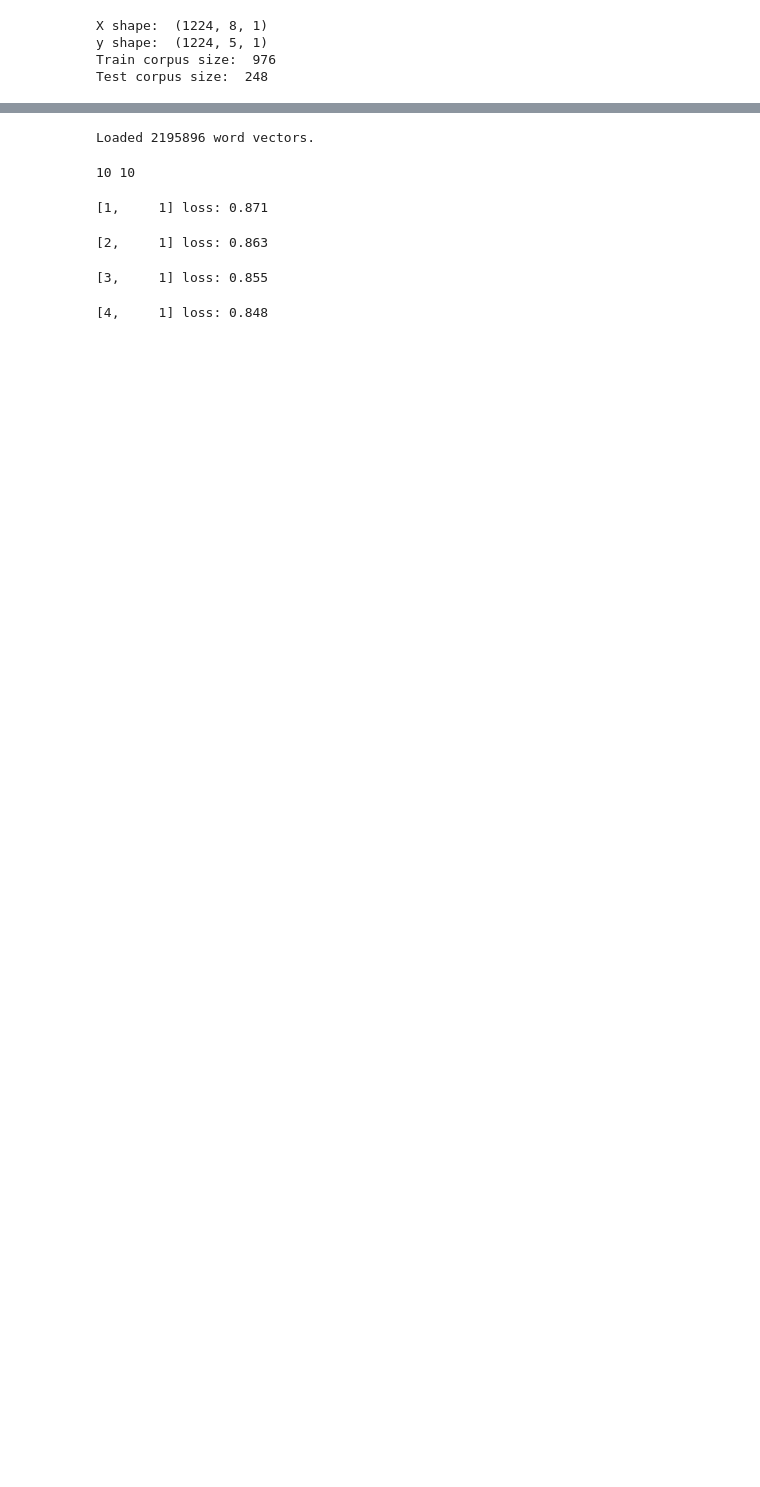
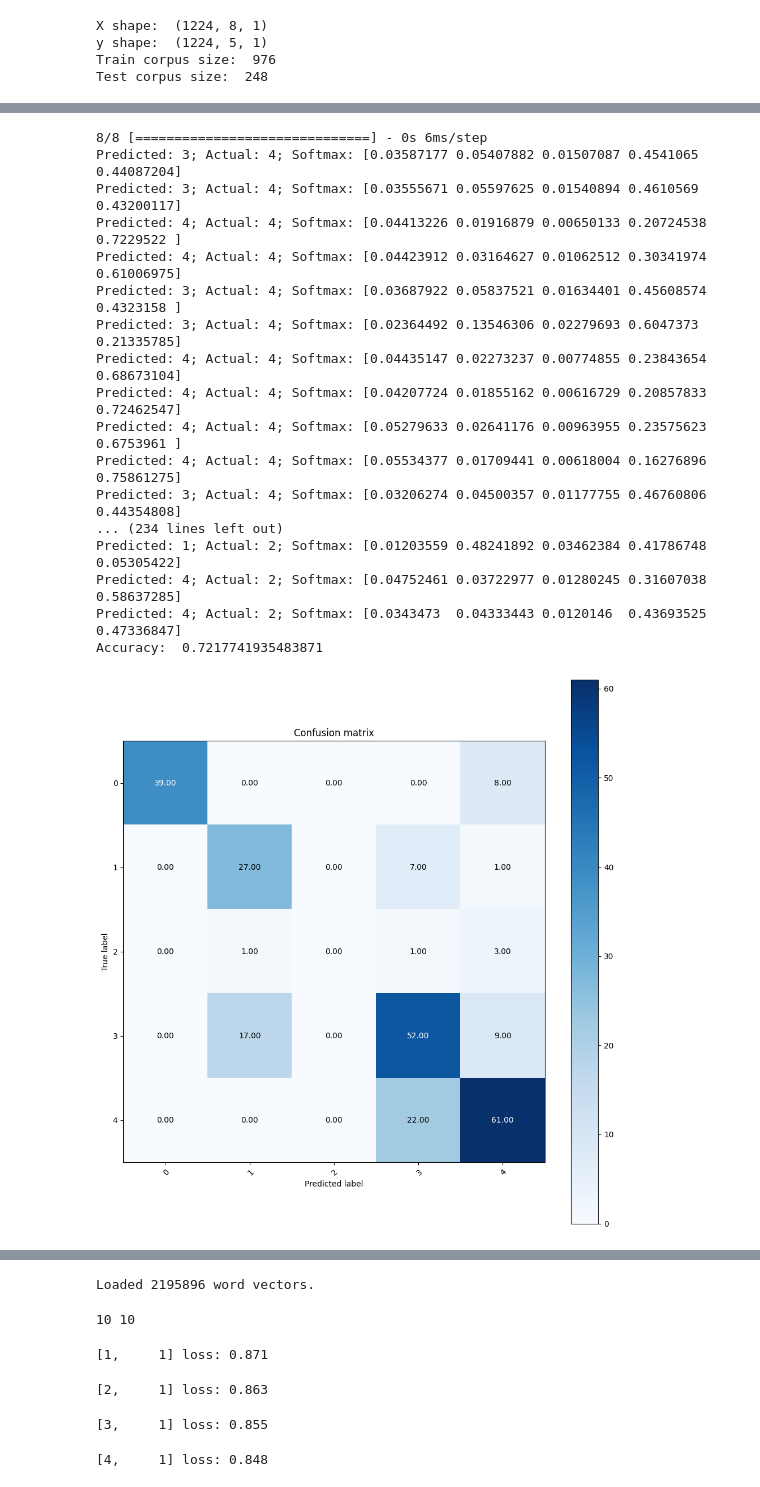
Before and after one commit to cristiancringasu/NLP_Project_2023, a Jupyter notebook: PresentationAnalysis.ipynb, the cells around one changed output, grey strips where cells are left out. Saved outputs shown, nothing was run; the diff lists cells and outputs as text; code cells hidden in the pictures; blank space fills up the shorter version.

```diff
--- a/PresentationAnalysis.ipynb
+++ b/PresentationAnalysis.ipynb
@@ -74,7 +58,10 @@ STANFORD = os.path.join("models", "stanford-corenlp-4.5.4")
 # %%
-corpus_path = "data/formatted_corpus.json"
+corpus_path = "data\\formatted_corpus.json"
 with open(corpus_path, 'r', encoding='utf-8') as corpus_json:
     corpus = json.load(corpus_json)
 print("Corpus size: ", len(corpus))
+
+data = pd.DataFrame(corpus)
+display(data)
 # %% [output]
 Corpus size:  1224
@@ -247,24 +466,29 @@ import json
 class StanfordNLP:
     def __init__(self, host='http://localhost', port=8000):
         self.nlp = StanfordCoreNLP(host, port=port,
-        timeout=30000)  # , quiet=False, logging_level=logging.DEBUG)
-        self.props = {
-        'annotators': 'tokenize,ssplit,pos,lemma,ner,parse,depparse,dcoref,relation',
-        'pipelineLanguage': 'en',
-        'outputFormat': 'json'
-                }
+                                   timeout=30000)  # , quiet=False, logging_level=logging.DEBUG)
+        self.props = {'annotators': 'tokenize,ssplit,pos,lemma,ner,parse,depparse,dcoref,relation',
+                      'pipelineLanguage': 'en',
+                      'outputFormat': 'json'
+                      }
     def word_tokenize(self, sentence):
         return self.nlp.word_tokenize(sentence)
+
     def pos(self, sentence):
         return self.nlp.pos_tag(sentence)
+
     def ner(self, sentence):
         return self.nlp.ner(sentence)
+
     def parse(self, sentence):
         return self.nlp.parse(sentence)
+
     def dependency_parse(self, sentence):
         return self.nlp.dependency_parse(sentence)
+
     def annotate(self, sentence):
         return json.loads(self.nlp.annotate(sentence, properties=self.props))
+
     @staticmethod
     def tokens_to_dict(_tokens):
         tokens = defaultdict(dict)
@@ -780,0 +840,40 @@ NameError: name 'categories' is not defined
+# %%
+# Predict
+y_pred = regressor.predict(X_test)
+y_pred_argmax = np.argmax(y_pred, axis=1)
+
+y_test_argmax = np.argmax(y_test, axis=1)
+y_test_argmax = np.reshape(y_test_argmax, (y_test_argmax.shape[0],))
+
+# Print predicted and actual values
+for i in range(len(y_test_argmax)):
+    print(f"Predicted: {y_pred_argmax[i]}; Actual: {y_test_argmax[i]}; Softmax: {y_pred[i]}")
+#print("MSE: ", mean_squared_error(y_pred_argmax, y_test_argmax))
+print("Accuracy: ", accuracy_score(y_pred_argmax, y_test_argmax))
+# plt.plot(y_pred_argmax, label='Predicted')
+# plt.plot(y_test_argmax, label='Actual')
+# plt.legend()
+# plt.show()
+
+# Confusion matrix
+print_confusion_matrix(y_test_argmax, y_pred_argmax)
+#print("Accuracy: ", accuracy_score(y_test, y_pred))
+# %% [output]
+8/8 [==============================] - 0s 6ms/step
+Predicted: 3; Actual: 4; Softmax: [0.03587177 0.05407882 0.01507087 0.4541065  0.44087204]
+Predicted: 3; Actual: 4; Softmax: [0.03555671 0.05597625 0.01540894 0.4610569  0.43200117]
+Predicted: 4; Actual: 4; Softmax: [0.04413226 0.01916879 0.00650133 0.20724538 0.7229522 ]
+Predicted: 4; Actual: 4; Softmax: [0.04423912 0.03164627 0.01062512 0.30341974 0.61006975]
+Predicted: 3; Actual: 4; Softmax: [0.03687922 0.05837521 0.01634401 0.45608574 0.4323158 ]
+Predicted: 3; Actual: 4; Softmax: [0.02364492 0.13546306 0.02279693 0.6047373  0.21335785]
+Predicted: 4; Actual: 4; Softmax: [0.04435147 0.02273237 0.00774855 0.23843654 0.68673104]
+Predicted: 4; Actual: 4; Softmax: [0.04207724 0.01855162 0.00616729 0.20857833 0.72462547]
+Predicted: 4; Actual: 4; Softmax: [0.05279633 0.02641176 0.00963955 0.23575623 0.6753961 ]
+Predicted: 4; Actual: 4; Softmax: [0.05534377 0.01709441 0.00618004 0.16276896 0.75861275]
+Predicted: 3; Actual: 4; Softmax: [0.03206274 0.04500357 0.01177755 0.46760806 0.44354808]
+... (234 lines left out)
+Predicted: 1; Actual: 2; Softmax: [0.01203559 0.48241892 0.03462384 0.41786748 0.05305422]
+Predicted: 4; Actual: 2; Softmax: [0.04752461 0.03722977 0.01280245 0.31607038 0.58637285]
+Predicted: 4; Actual: 2; Softmax: [0.0343473  0.04333443 0.0120146  0.43693525 0.47336847]
+Accuracy:  0.7217741935483871
+[figure, added]
```
Also changed, not shown: parts of 30 cells of this notebook.
